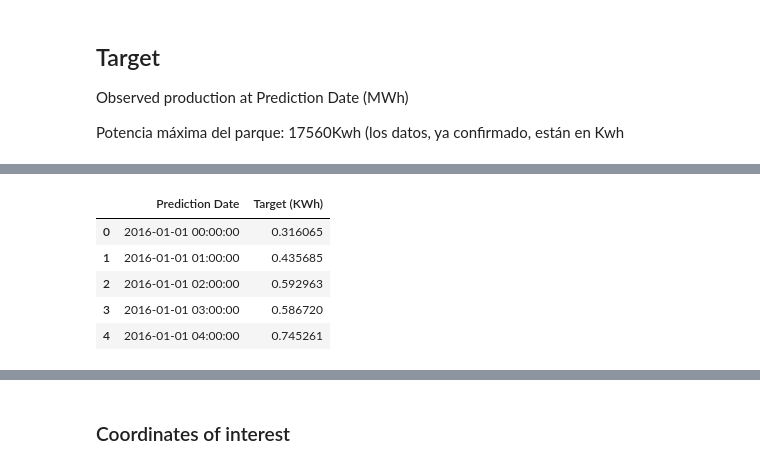
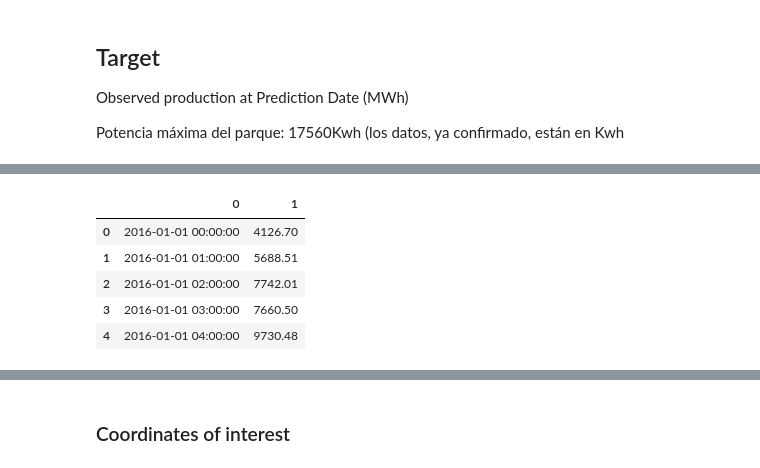
Before and after one commit to ignaciocordova/masters_thesis, a Jupyter notebook: arena/preparing_data/data_exploration.ipynb, the cells around one changed output, grey strips where cells are left out. Cells and saved outputs as stored; diff of their text form; code cells hidden in the pictures.

```diff
--- a/arena/preparing_data/data_exploration.ipynb
+++ b/arena/preparing_data/data_exploration.ipynb
@@ -57,14 +56,13 @@ target_df.head()
 | 2 | 2016-01-01 02:00:00 | 7742.01 |
 | 3 | 2016-01-01 03:00:00 | 7660.50 |
 | 4 | 2016-01-01 04:00:00 | 9730.48 |
-# %%
-# feature scaling of target
-target_df['Target (KWh)'] = target_df['Target (KWh)'] / target_df['Target (KWh)'].max()
-target_df.head()
-# %% [output]
-|  | Prediction Date | Target (KWh) |
-| 0 | 2016-01-01 00:00:00 | 0.316065 |
-| 1 | 2016-01-01 01:00:00 | 0.435685 |
-| 2 | 2016-01-01 02:00:00 | 0.592963 |
-| 3 | 2016-01-01 03:00:00 | 0.586720 |
-| 4 | 2016-01-01 04:00:00 | 0.745261 |
+# %%
+target_df = pd.read_csv('EjemploTarget.csv', header=None)
+target_df.head()
+# %% [output]
+|  | 0 | 1 |
+| 0 | 2016-01-01 00:00:00 | 4126.70 |
+| 1 | 2016-01-01 01:00:00 | 5688.51 |
+| 2 | 2016-01-01 02:00:00 | 7742.01 |
+| 3 | 2016-01-01 03:00:00 | 7660.50 |
+| 4 | 2016-01-01 04:00:00 | 9730.48 |
```
Also changed, not shown: parts of 7 cells of this notebook, 5 other files.
